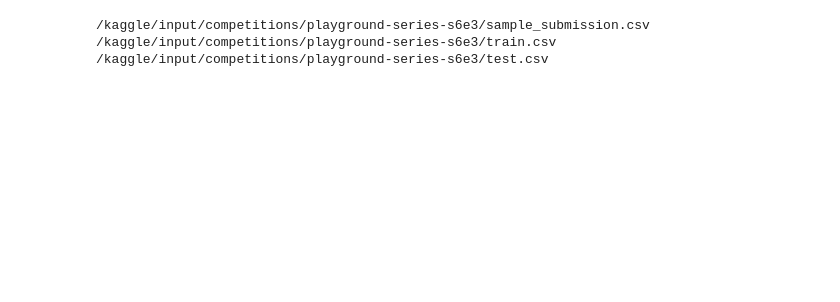
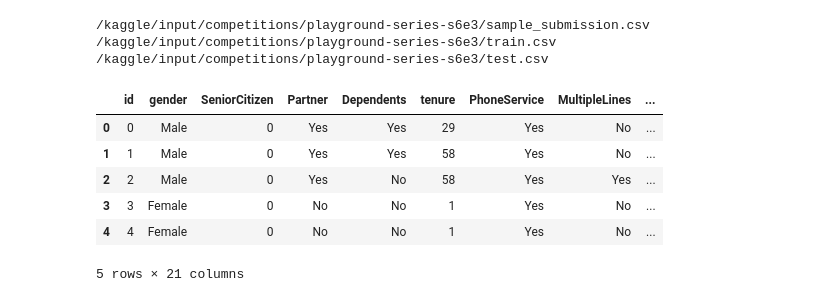
Before and after one commit to danielthomascooper/customer_churn, a Jupyter notebook: customer-churn-v0-1.ipynb, the cells around one changed output. Drawn from its saved outputs; the diff is of its cells as text; code cells hidden in the pictures; blank space fills up the shorter version.

```diff
--- a/customer-churn-v0-1.ipynb
+++ b/customer-churn-v0-1.ipynb
@@ -20,3 +20,14 @@ for dirname, _, filenames in os.walk('/kaggle/input'):
 /kaggle/input/competitions/playground-series-s6e3/sample_submission.csv
 /kaggle/input/competitions/playground-series-s6e3/train.csv
 /kaggle/input/competitions/playground-series-s6e3/test.csv
+# %%
+train_df = pd.read_csv('/kaggle/input/competitions/playground-series-s6e3/train.csv')
+train_df.head()
+# %% [output]
+|  | id | gender | SeniorCitizen | Partner | Dependents | tenure | PhoneService | MultipleLines | ... |
+| 0 | 0 | Male | 0 | Yes | Yes | 29 | Yes | No | ... |
+| 1 | 1 | Male | 0 | Yes | Yes | 58 | Yes | No | ... |
+| 2 | 2 | Male | 0 | Yes | No | 58 | Yes | Yes | ... |
+| 3 | 3 | Female | 0 | No | No | 1 | Yes | No | ... |
+| 4 | 4 | Female | 0 | No | No | 1 | Yes | No | ... |
+5 rows × 21 columns
```
Also changed, not shown: parts of 13 cells of this notebook, 1 other file.
